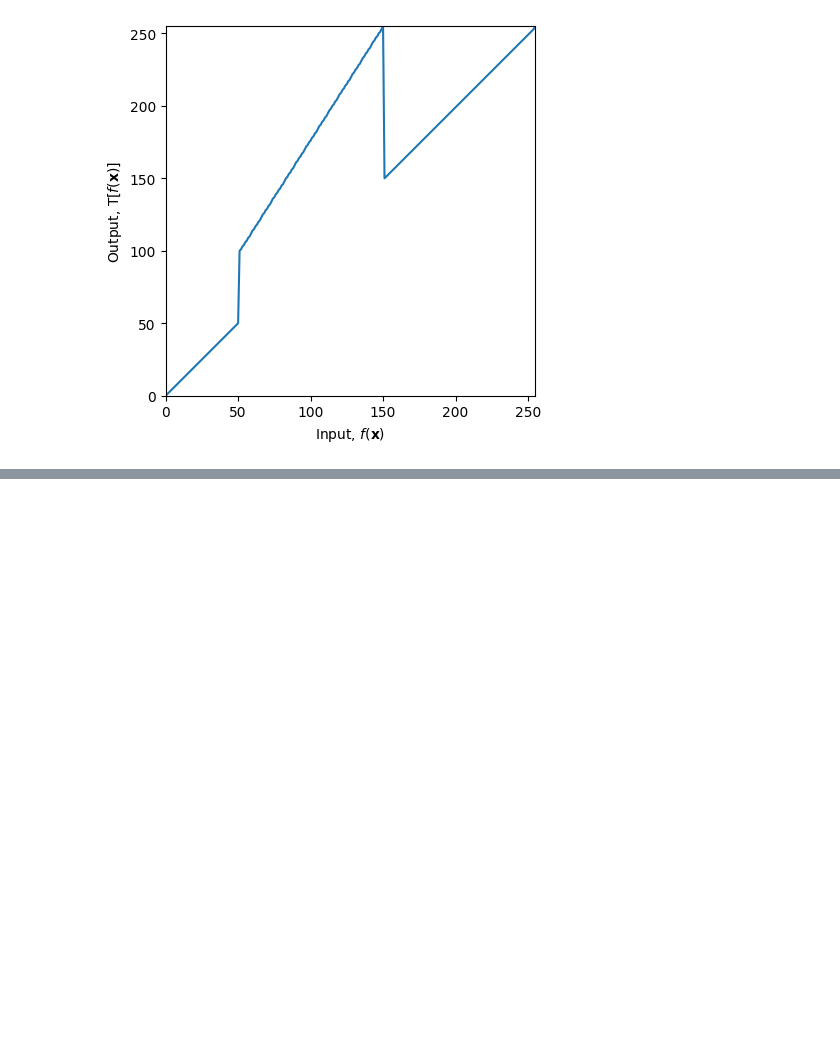
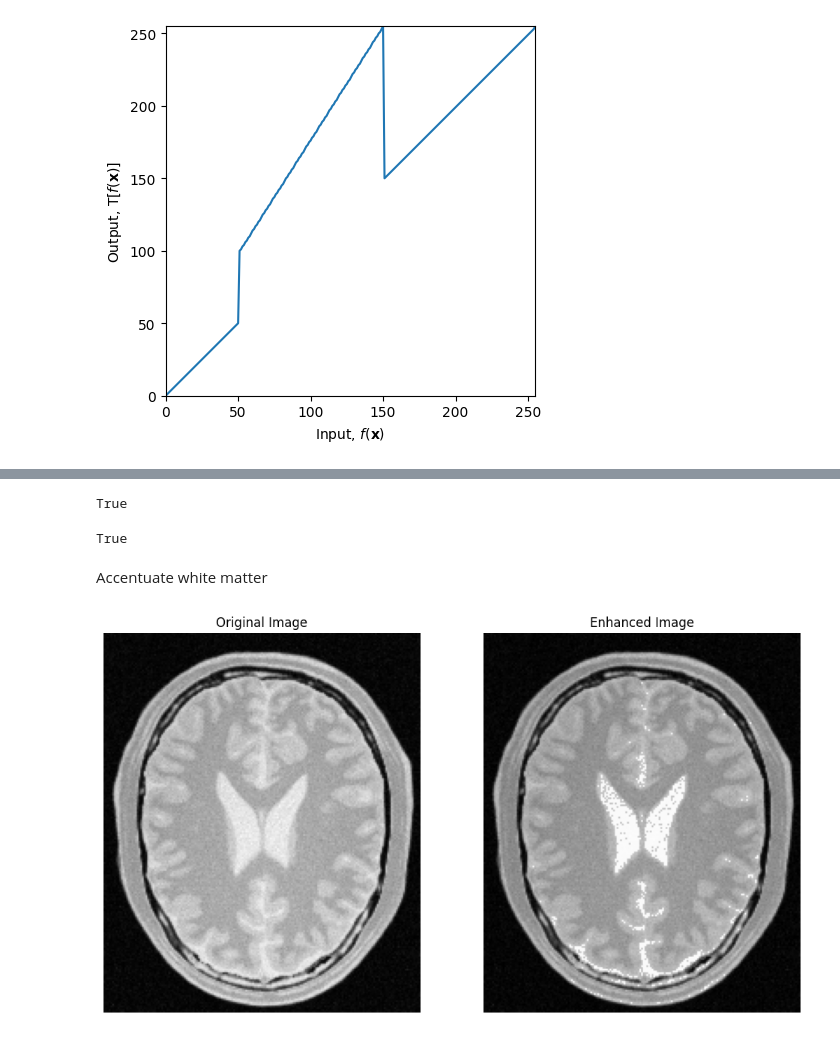
Before and after one commit to RepZ97/IT5437-computer-vision-assignment, a Jupyter notebook: IT5437_ComputerVision_assignment.ipynb, the cells around one changed output, grey strips where cells are left out. Drawn from its saved outputs; the diff is of its cells as text; code cells hidden in the pictures; blank space fills up the shorter version.

Commit message:
Accentuate white and gray matter

```diff
--- a/IT5437_ComputerVision_assignment.ipynb
+++ b/IT5437_ComputerVision_assignment.ipynb
@@ -40,0 +53,31 @@ plt.show()
+# %%
+cv.imwrite('a1images/emma_gray.jpg', image_read)
+# %% [output]
+True
+# %%
+cv.imwrite('a1images/emma_transformed.jpg', image_transformed)
+# %% [output]
+True
+# %% [markdown]
+Accentuate white matter
+# %%
+image_brain = cv.imread('a1images/brain_proton_density_slice.png', cv.IMREAD_GRAYSCALE)
+# %%
+t1 = np.linspace(0, 200, 224).astype('uint8')
+t2 = np.linspace(250, 255, 32).astype('uint8')
+wm_transform = np.concatenate((t1, t2), axis=0)
+# wm_transform = np.pad(wm_transform, (0, 256-len(wm_transform)), 'edge')
+
+wm_img = cv.LUT(image_brain, wm_transform)
+# %%
+# Display
+fig, ax = plt.subplots(1, 2, figsize=(12, 8))
+ax[0].imshow(image_brain, cmap='gray', vmin=0, vmax=255)
+ax[0].set_title('Original Image')
+ax[0].axis('off')
+ax[1].imshow(wm_img, cmap='gray', vmin=0, vmax=255)
+ax[1].set_title('Enhanced Image')
+ax[1].axis('off')
+plt.show()
+# %% [output]
+[figure, added]
```
Also changed, not shown: parts of 8 cells of this notebook.
